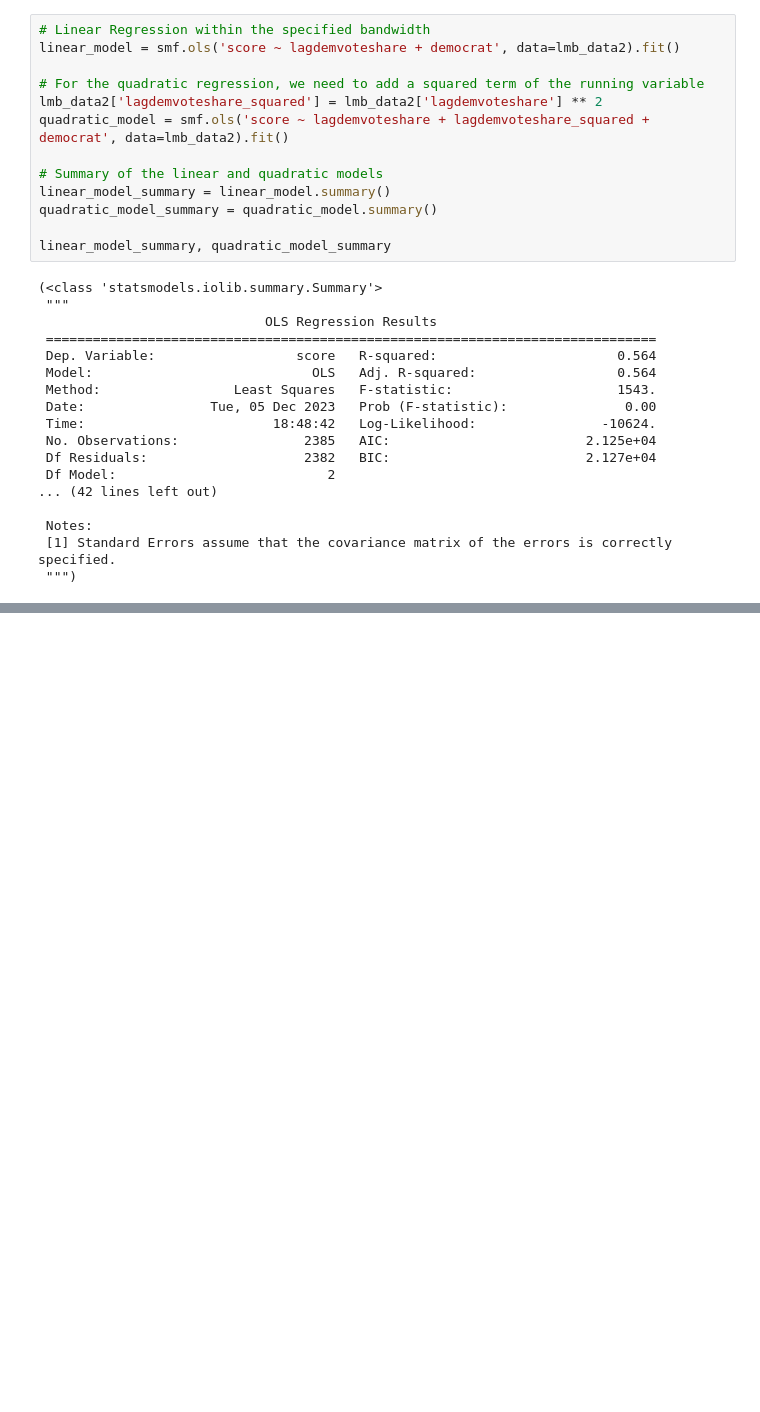
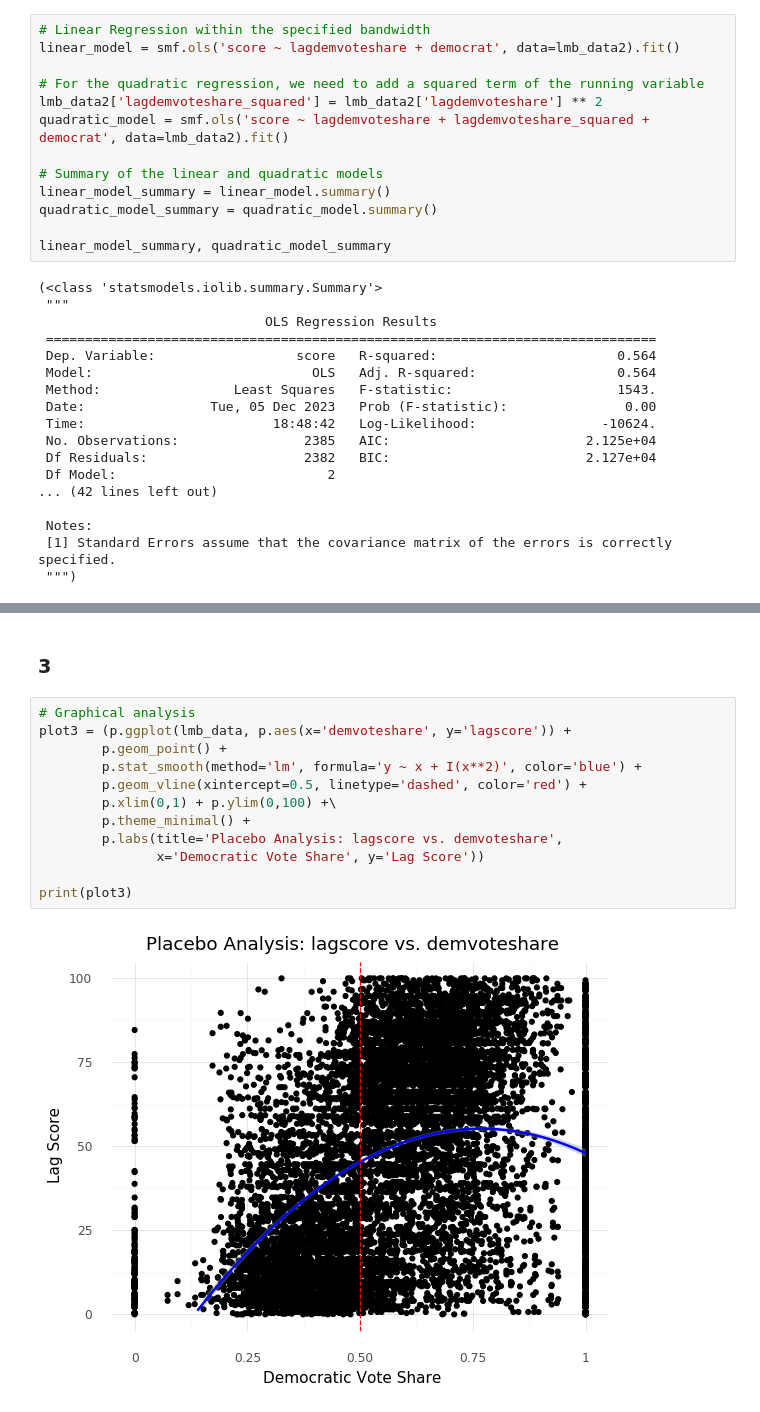
Before and after one commit to yidanzhao00/Regression-Discontinuity-Design-Application, a Jupyter notebook: ECON615_RDD.ipynb, the cells around one changed output, grey strips where cells are left out. Saved outputs shown, nothing was run; the diff lists cells and outputs as text; blank space fills up the shorter version.

```diff
--- a/ECON615_RDD.ipynb
+++ b/ECON615_RDD.ipynb
@@ -166,0 +179,16 @@ linear_model_summary, quadratic_model_summary
+# %% [markdown]
+### 3
+# %%
+# Graphical analysis
+plot3 = (p.ggplot(lmb_data, p.aes(x='demvoteshare', y='lagscore')) +
+        p.geom_point() +
+        p.stat_smooth(method='lm', formula='y ~ x + I(x**2)', color='blue') +
+        p.geom_vline(xintercept=0.5, linetype='dashed', color='red') +
+        p.xlim(0,1) + p.ylim(0,100) +\
+        p.theme_minimal() +
+        p.labs(title='Placebo Analysis: lagscore vs. demvoteshare',
+               x='Democratic Vote Share', y='Lag Score'))
+
+print(plot3)
+# %% [output]
+[figure, added]
```
Also changed, not shown: parts of 9 cells of this notebook.
